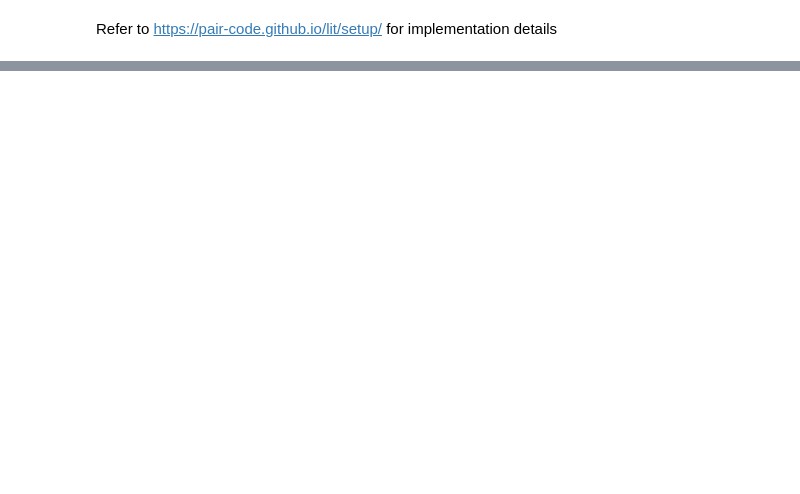
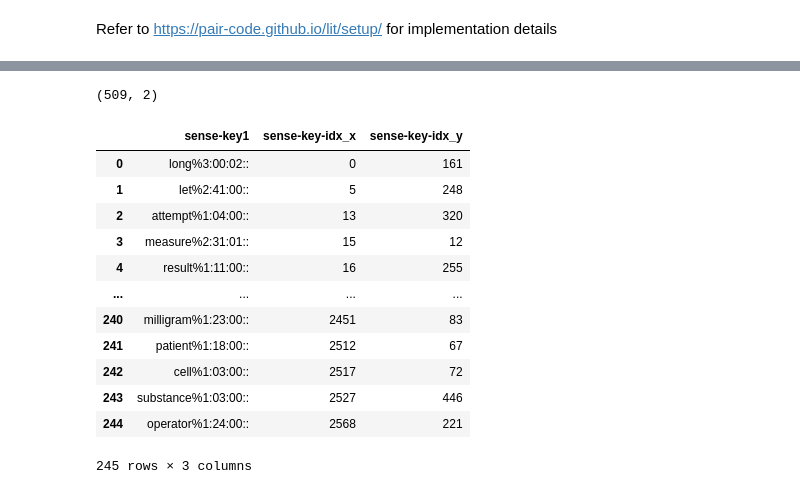
Before and after one commit to WordSenseMakers/bert-wsd, a Jupyter notebook: saliency.ipynb, the cells around one changed output, grey strips where cells are left out. Saved outputs shown, nothing was run; the diff lists cells and outputs as text; code cells hidden in the pictures; blank space fills up the shorter version.

```diff
--- a/saliency.ipynb
+++ b/saliency.ipynb
@@ -153,0 +278,19 @@ ds
+# %%
+semeval2015 = SemCorDataSet.unpickle('dataset/semeval2015-roberta.pickle')
+print(semeval2015.all_sense_keys.shape)
+pd.merge(tr.all_sense_keys, semeval2015.all_sense_keys, on="sense-key1")
+# %% [output]
+(509, 2)
+|  | sense-key1 | sense-key-idx_x | sense-key-idx_y |
+| 0 | long%3:00:02:: | 0 | 161 |
+| 1 | let%2:41:00:: | 5 | 248 |
+| 2 | attempt%1:04:00:: | 13 | 320 |
+| 3 | measure%2:31:01:: | 15 | 12 |
+| 4 | result%1:11:00:: | 16 | 255 |
+| ... | ... | ... | ... |
+| 240 | milligram%1:23:00:: | 2451 | 83 |
+| 241 | patient%1:18:00:: | 2512 | 67 |
+| 242 | cell%1:03:00:: | 2517 | 72 |
+| 243 | substance%1:03:00:: | 2527 | 446 |
+| 244 | operator%1:24:00:: | 2568 | 221 |
+245 rows × 3 columns
```
Also changed, not shown: parts of 14 cells of this notebook.
